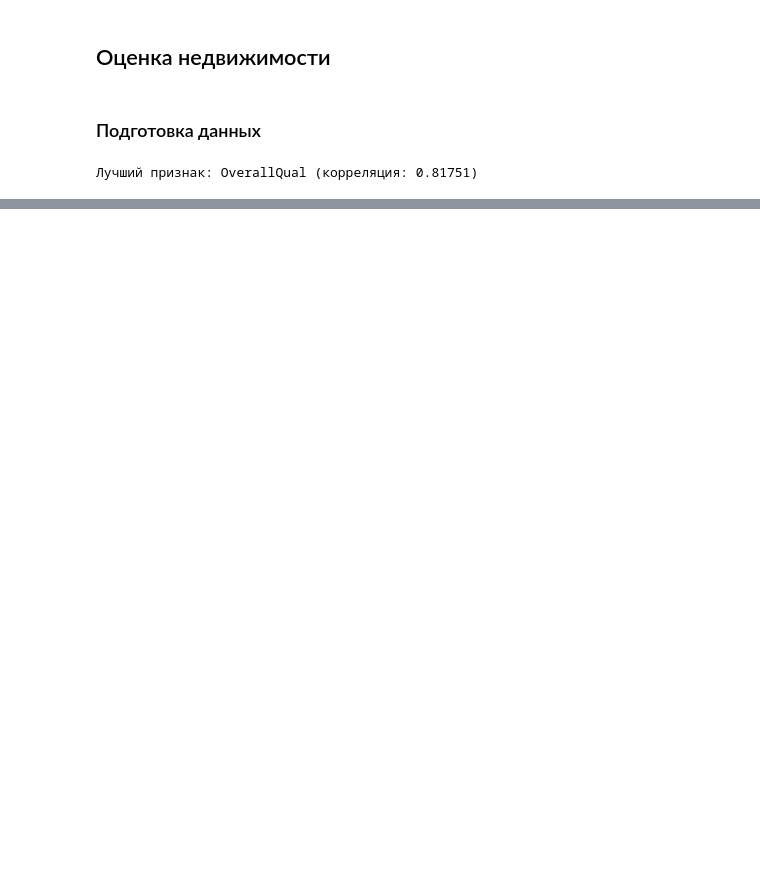
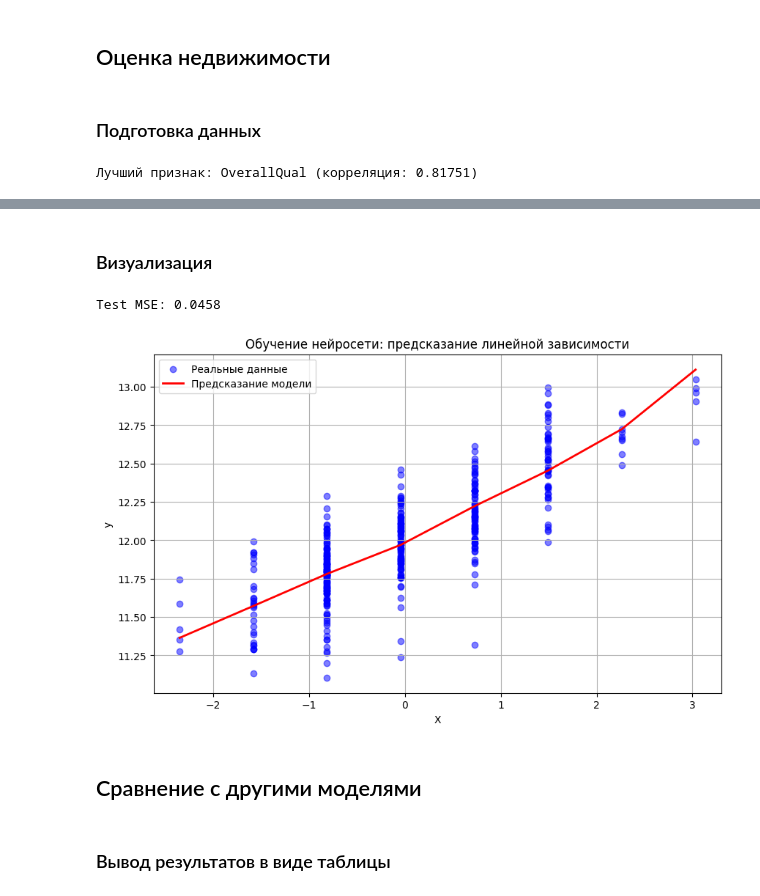
Before and after one commit to saitovmarat/Neural-Networks, a Jupyter notebook: NN_Task_1/notebooks/03_property_price.ipynb, the cells around one changed output, grey strips where cells are left out. Saved outputs shown, nothing was run; the diff lists cells and outputs as text; code cells hidden in the pictures; blank space fills up the shorter version.

```diff
--- a/NN_Task_1/notebooks/03_property_price.ipynb
+++ b/NN_Task_1/notebooks/03_property_price.ipynb
@@ -118,0 +180,16 @@ Test MSE: 0.0452
+# %%
+best_model_name = min(results, key=lambda k: results[k]['loss'])
+
+best_architecture = results[best_model_name]['architecture']
+best_learning_rate = results[best_model_name]['learning_rate']
+print(f"Best architecture: {best_architecture}, learning rate: {best_learning_rate}")
+
+model = NeuralNetwork(best_architecture,
+                      activation='relu',
+                      task='regression')
+loses = model.train(X_train_scaled, y_train,
+                    epochs=500,
+                    batch_size=32,
+                    learning_rate=best_learning_rate)
+
+y_pred = model.predict(X_test_scaled)
@@ -118,0 +203,22 @@ Test MSE: 0.0452
+# %% [markdown]
+### Визуализация
+# %%
+test_loss = mse(y_test, y_pred)
+print(f"Test MSE: {test_loss:.4f}")
+
+sorted_indices = np.argsort(X_test_scaled[:, 0])
+
+plt.figure(figsize=(10, 6))
+plt.scatter(X_test_scaled[sorted_indices], y_test[sorted_indices], color='blue', alpha=0.5, label='Реальные данные')
+plt.plot(X_test_scaled[sorted_indices], y_pred[sorted_indices], color='red', linewidth=2, label='Предсказание модели')
+plt.title('Обучение нейросети: предсказание линейной зависимости')
+plt.xlabel('X')
+plt.ylabel('y')
+plt.legend()
+plt.grid(True)
+plt.show()
+# %% [output]
+Test MSE: 0.0458
+[figure, added]
+# %% [markdown]
+## Сравнение с другими моделями
@@ -118,0 +259,2 @@ Test MSE: 0.0452
+# %% [markdown]
+### Вывод результатов в виде таблицы
```
Also changed, not shown: parts of 12 cells of this notebook, 5 other files.
